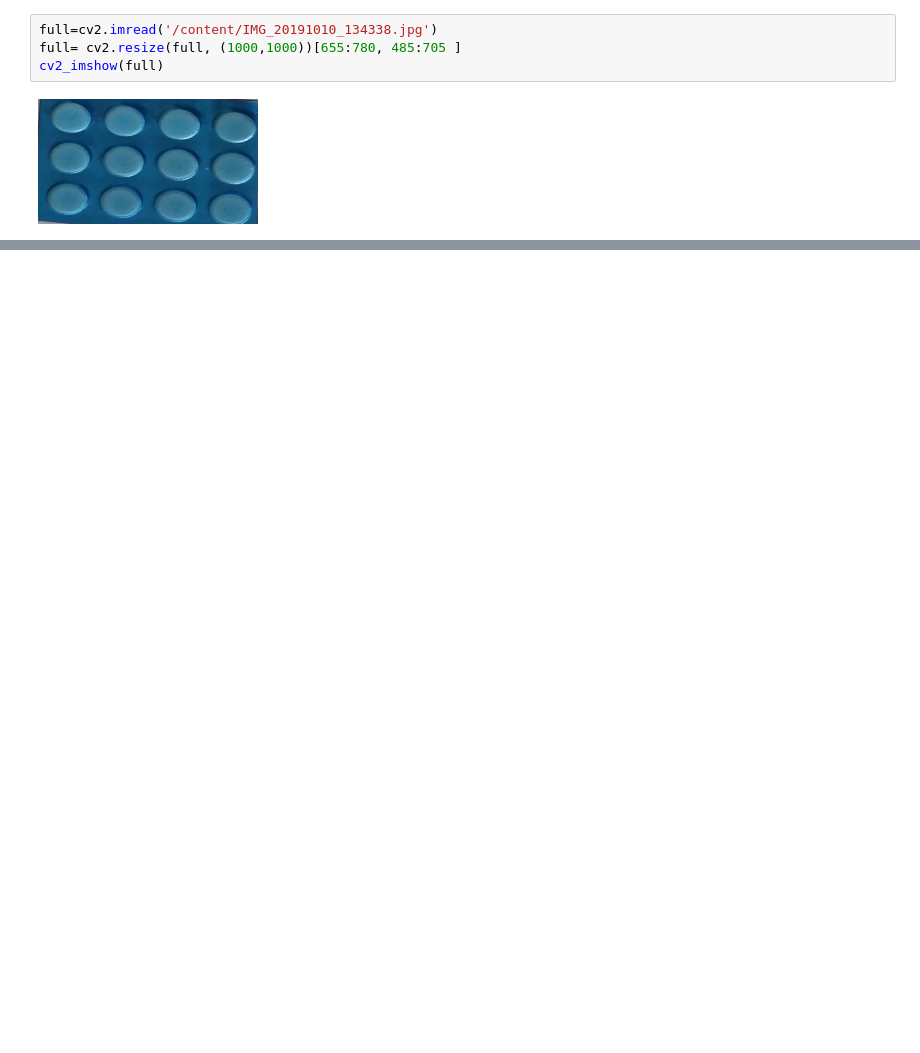
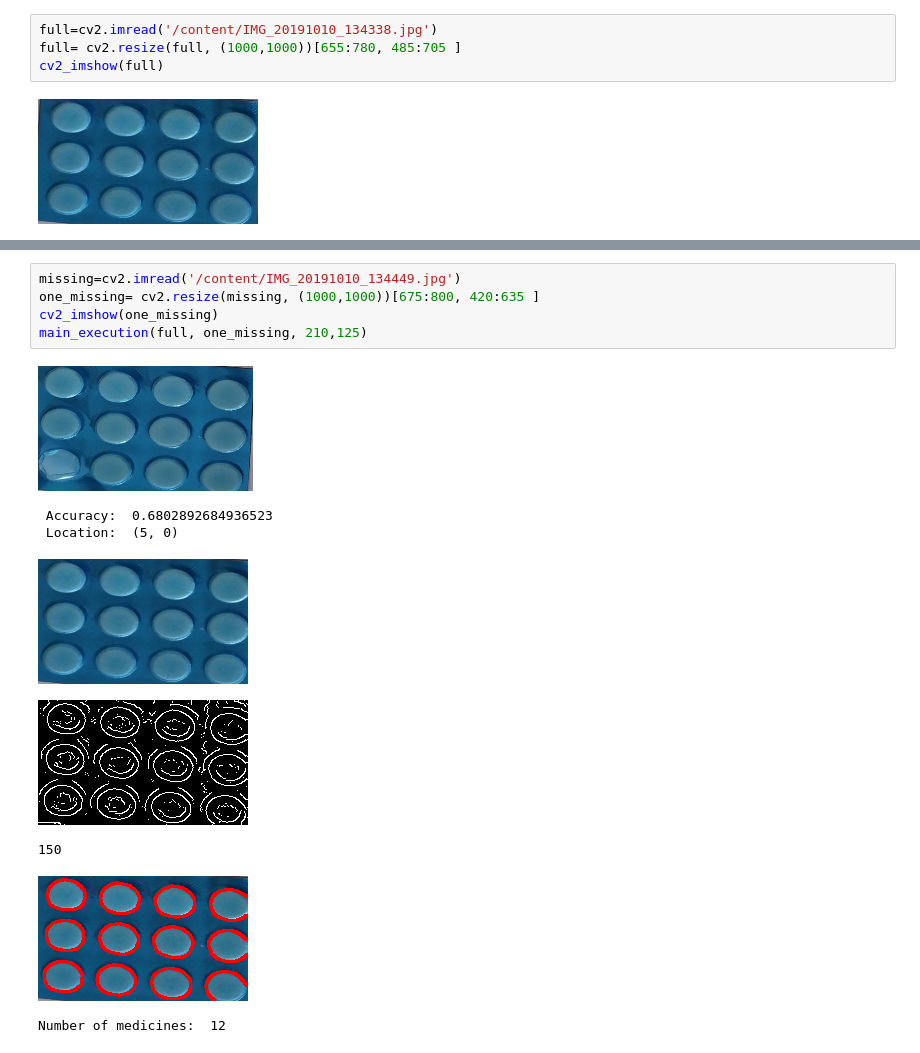
Before and after one commit to priyanshiyadavnitsgr/Computer-Vision, a Jupyter notebook: Contour_counting.ipynb, the cells around one changed output, grey strips where cells are left out. Cells and saved outputs as stored; diff of their text form; blank space fills up the shorter version.

```diff
--- a/Contour_counting.ipynb
+++ b/Contour_counting.ipynb
@@ -132,0 +106,14 @@ Number of medicines:  12
+# %%
+missing=cv2.imread('/content/IMG_20191010_134449.jpg')
+one_missing= cv2.resize(missing, (1000,1000))[675:800, 420:635 ]
+cv2_imshow(one_missing)
+main_execution(full, one_missing, 210,125)
+# %% [output]
+[figure, added]
+ Accuracy:  0.6802892684936523
+ Location:  (5, 0)
+[figure, added]
+[figure, added]
+150
+[figure, added]
+Number of medicines:  12
```
Also changed, not shown: parts of 9 cells of this notebook.
